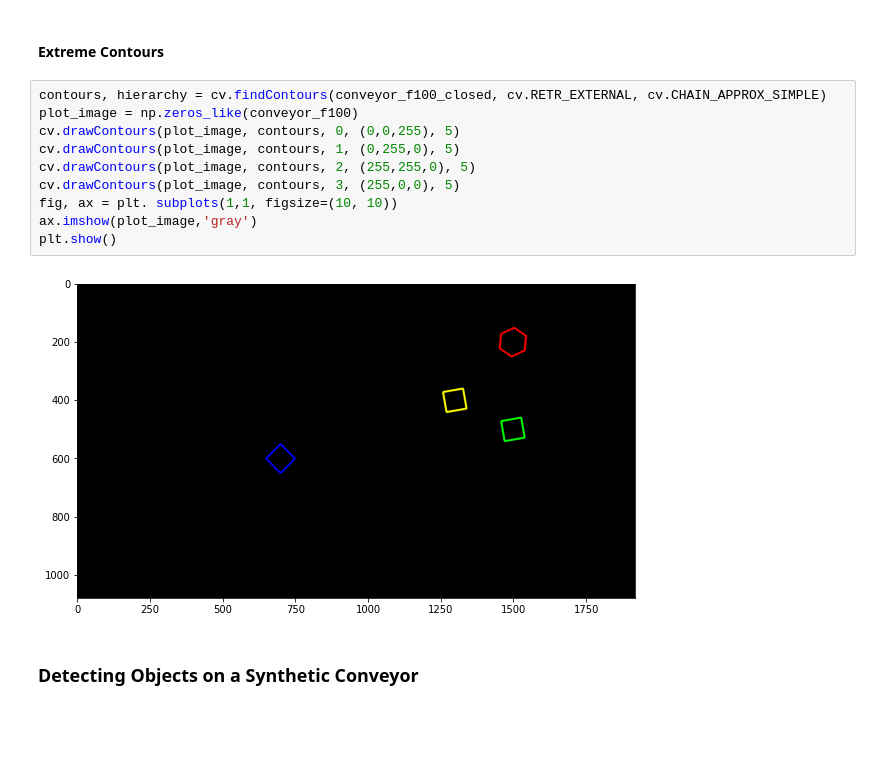
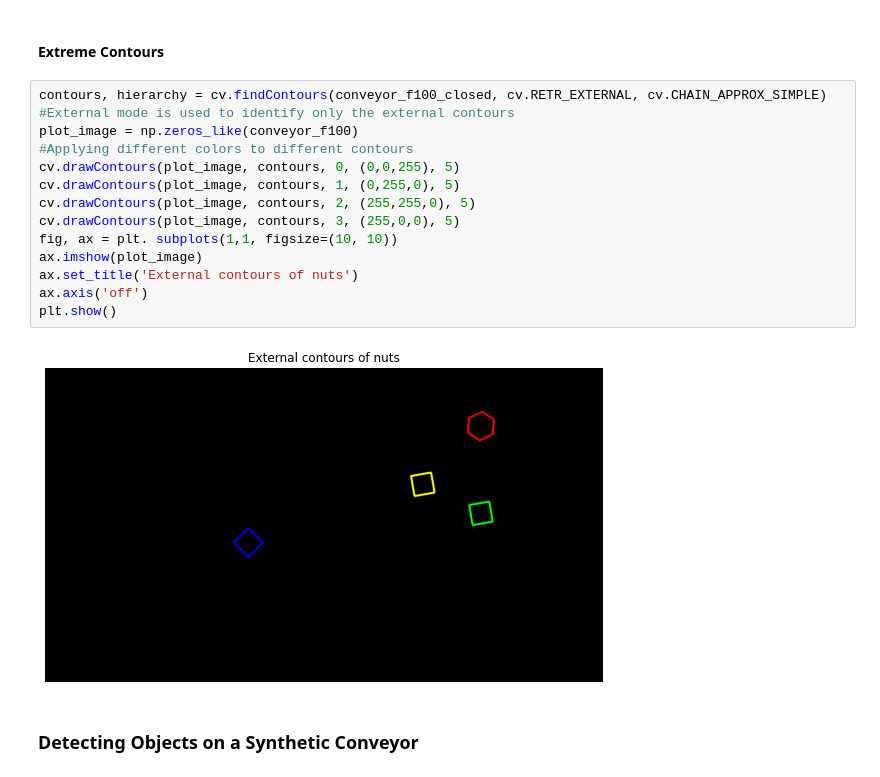
Before and after one commit to K-Thanushan/EN2550-Fundamentals-of-Image-Processing-and-Machine-Vision, a Jupyter notebook: Assignments/Assignment3/Assignment3_190621M.ipynb, the cells around one changed output. Cells and saved outputs as stored; diff of their text form; blank space fills up the shorter version.

```diff
--- a/Assignments/Assignment3/Assignment3_190621M.ipynb
+++ b/Assignments/Assignment3/Assignment3_190621M.ipynb
@@ -99,17 +189,20 @@ print(centroids3.shape)
 # %% [markdown]
 #### Extreme Contours
 # %%
-contours, hierarchy = cv.findContours(conveyor_f100_closed, cv.RETR_EXTERNAL, cv.CHAIN_APPROX_SIMPLE)
+contours, hierarchy = cv.findContours(conveyor_f100_closed, cv.RETR_EXTERNAL, cv.CHAIN_APPROX_SIMPLE) #External mode is used to identify only the external contours
 plot_image = np.zeros_like(conveyor_f100)
+#Applying different colors to different contours
 cv.drawContours(plot_image, contours, 0, (0,0,255), 5)
 cv.drawContours(plot_image, contours, 1, (0,255,0), 5)
 cv.drawContours(plot_image, contours, 2, (255,255,0), 5)
 cv.drawContours(plot_image, contours, 3, (255,0,0), 5)
 fig, ax = plt. subplots(1,1, figsize=(10, 10))
-ax.imshow(plot_image,'gray')
+ax.imshow(plot_image)
+ax.set_title('External contours of nuts')
+ax.axis('off')
 plt.show()
 # %% [output]
-[figure, old version]
+[figure, new version]
 # %% [markdown]
 ### Detecting Objects on a Synthetic Conveyor
 # %%
```
Also changed, not shown: parts of 15 cells of this notebook, 2 other files.
